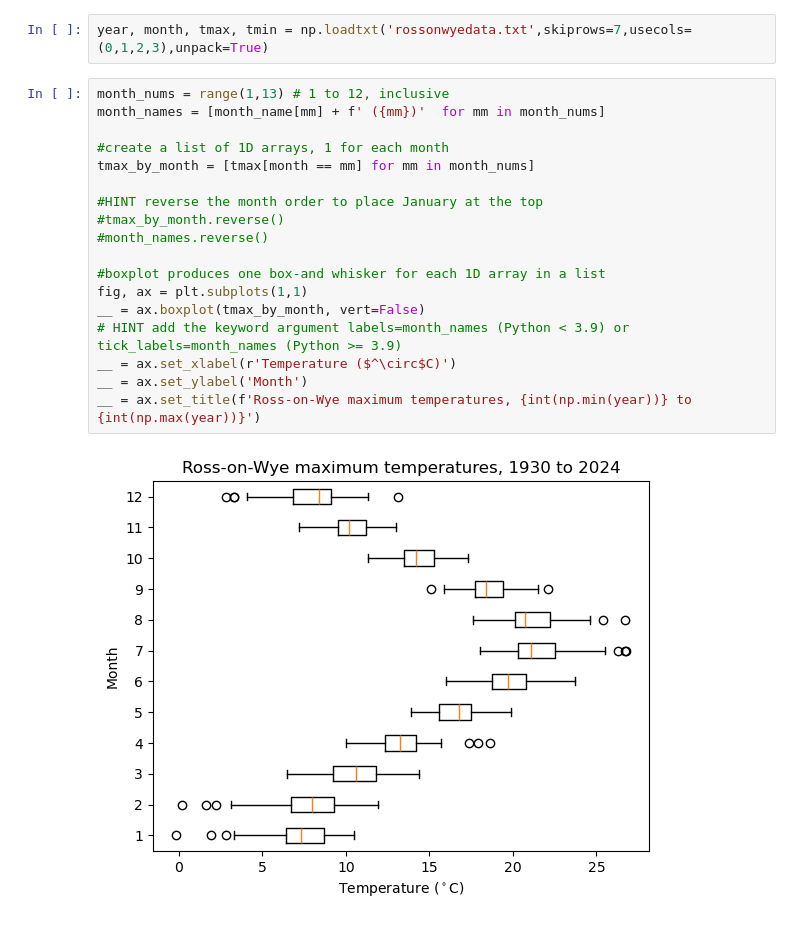
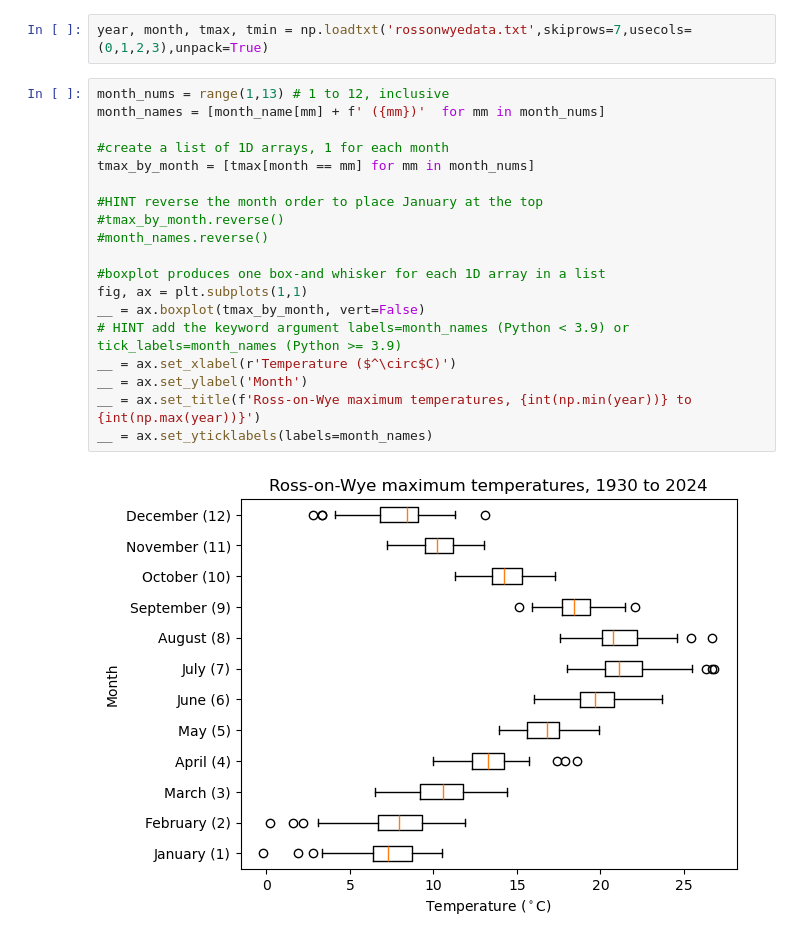
Before and after one commit to Rastand1986/uob_geogm0054_slc, a Jupyter notebook: my_notebook.ipynb, the cells around one changed output. Saved outputs shown, nothing was run; the diff lists cells and outputs as text.

Commit message:
use month names for boxplot tick labels

```diff
--- a/my_notebook.ipynb
+++ b/my_notebook.ipynb
@@ -9,20 +7,21 @@ year, month, tmax, tmin = np.loadtxt('rossonwyedata.txt',skiprows=7,usecols=(0,1
 # %%
 month_nums = range(1,13) # 1 to 12, inclusive
 month_names = [month_name[mm] + f' ({mm})'  for mm in month_nums]
 
 #create a list of 1D arrays, 1 for each month
 tmax_by_month = [tmax[month == mm] for mm in month_nums]
 
 #HINT reverse the month order to place January at the top
 #tmax_by_month.reverse()
 #month_names.reverse()
 
 #boxplot produces one box-and whisker for each 1D array in a list
 fig, ax = plt.subplots(1,1)
 __ = ax.boxplot(tmax_by_month, vert=False)
 # HINT add the keyword argument labels=month_names (Python < 3.9) or tick_labels=month_names (Python >= 3.9)
 __ = ax.set_xlabel(r'Temperature ($^\circ$C)')
 __ = ax.set_ylabel('Month')
 __ = ax.set_title(f'Ross-on-Wye maximum temperatures, {int(np.min(year))} to {int(np.max(year))}')
+__ = ax.set_yticklabels(labels=month_names)
 # %% [output]
-[figure, old version]
+[figure, new version]
```
Also changed, not shown: parts of 1 cell of this notebook.
